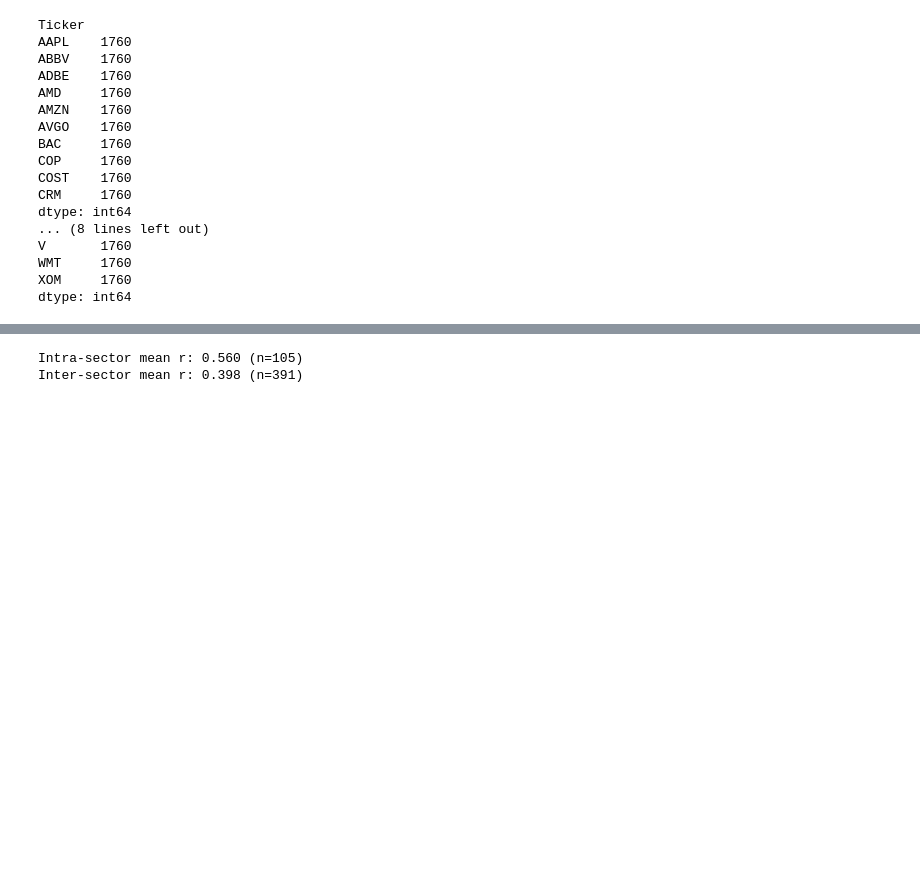
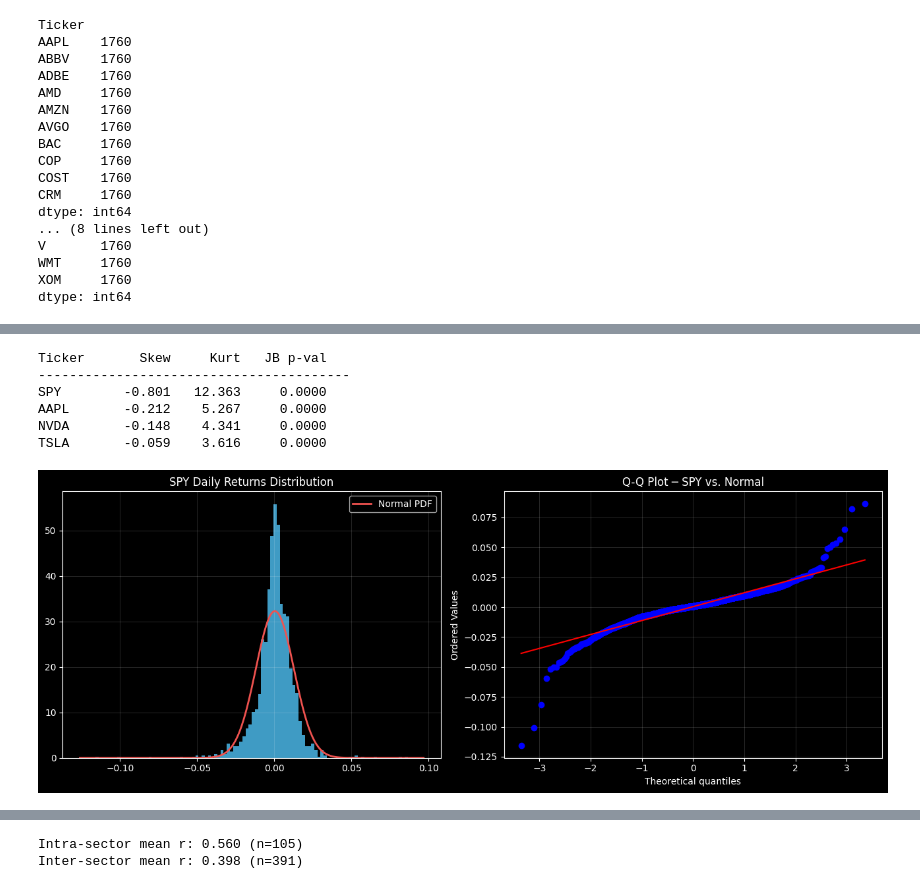
Before and after one commit to franjavi-upct-es/lumina_project, a Jupyter notebook: notebooks/01_data_exploration_yfinance.ipynb, the cells around one changed output, grey strips where cells are left out. Cells and saved outputs as stored; diff of their text form; code cells hidden in the pictures; blank space fills up the shorter version.

```diff
--- a/notebooks/01_data_exploration_yfinance.ipynb
+++ b/notebooks/01_data_exploration_yfinance.ipynb
@@ -85,0 +133,40 @@ should be more correlated than tickers in different sectors.
+# %%
+# RL reward functions are sensitive to return distributions.
+# We check kurtosis and skewness ─ heavy tails need robust normalisation.
+daily_returns = returns.dropna()
+
+print(f"{'Ticker':<8} {'Skew':>8} {'Kurt':>8} {'JB p-val':>10}")
+print("-" * 40)
+for col in ["SPY", "AAPL", "NVDA", "TSLA"]:
+    if col in daily_returns.columns:
+        s = daily_returns[col].dropna()
+        jb_stat, jb_p = stats.jarque_bera(s)
+        print(f"{col:<8} {s.skew():>8.3f} {s.kurtosis():>8.3f} {jb_p:>10.4f}")
+# %% [output]
+Ticker       Skew     Kurt   JB p-val
+----------------------------------------
+SPY        -0.801   12.363     0.0000
+AAPL       -0.212    5.267     0.0000
+NVDA       -0.148    4.341     0.0000
+TSLA       -0.059    3.616     0.0000
+# %%
+# Return distribution histogram for SPY
+fig, axes = plt.subplots(1, 2, figsize=(13, 5))
+
+r = daily_returns["SPY"].dropna()
+axes[0].hist(r, bins=100, color=COLORS["primary"], alpha=0.8, density=True)
+xmin, xmax = axes[0].get_xlim()
+xs = np.linspace(xmin, xmax, 300)
+axes[0].plot(xs, stats.norm.pdf(xs, r.mean(), r.std()), color=COLORS["danger"], linewidth=2, label="Normal PDF")
+axes[0].set_title("SPY Daily Returns Distribution")
+axes[0].legend()
+axes[0].grid(alpha=0.15)
+
+stats.probplot(r, dist="norm", plot=axes[1])
+axes[1].set_title("Q-Q Plot ─ SPY vs. Normal")
+axes[1].grid(alpha=0.15)
+
+plt.tight_layout()
+plt.show()
+# %% [output]
+[figure, added]
```
Also changed, not shown: parts of 19 cells of this notebook, 54 other files.
